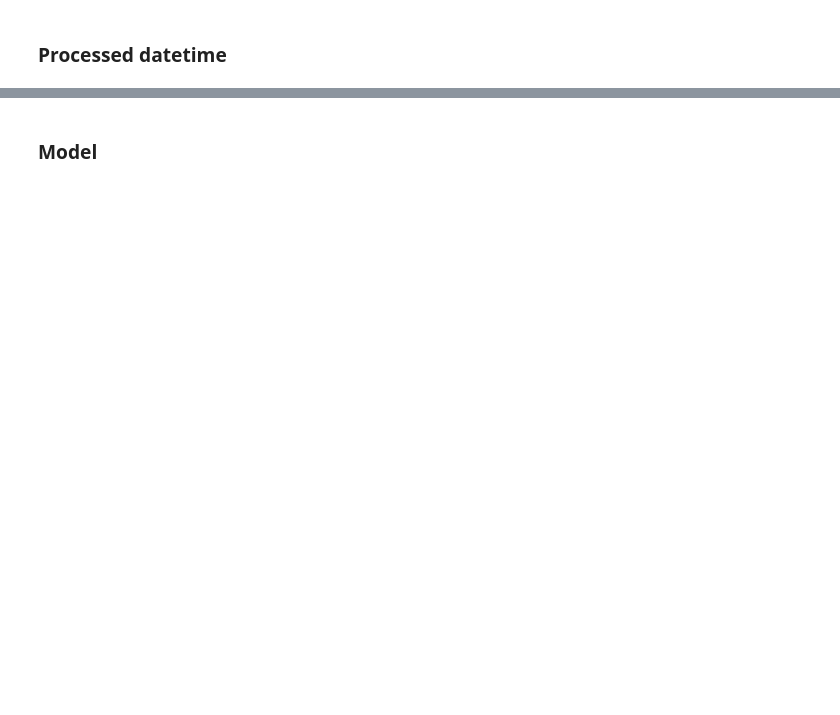
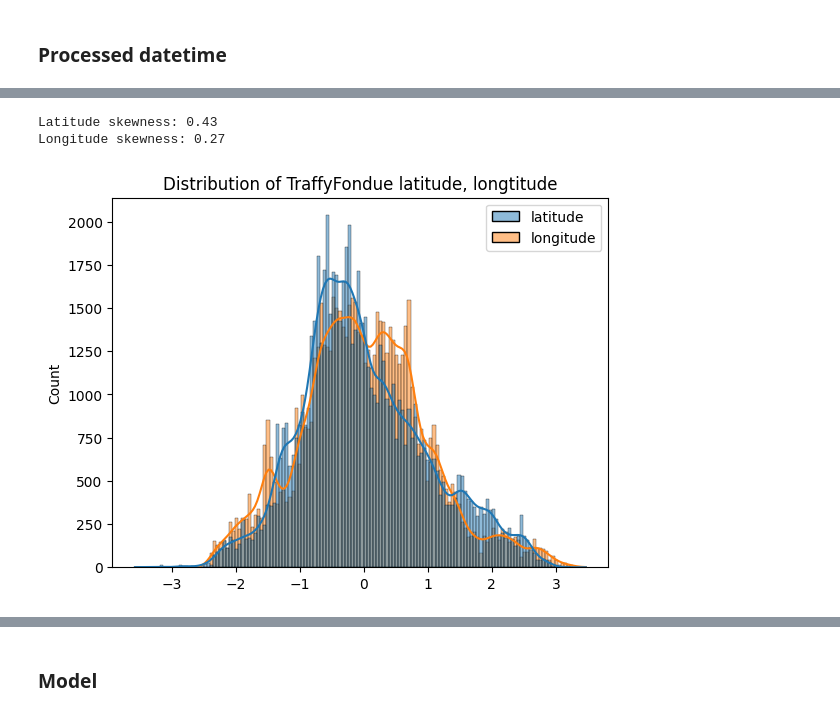
Before and after one commit to data-science-project-imaginary-data/Hour_spend_prediction, a Jupyter notebook: Traffyfondue_analysis.ipynb, the cells around one changed output, grey strips where cells are left out. Cells and saved outputs as stored; diff of their text form; code cells hidden in the pictures; blank space fills up the shorter version.

```diff
--- a/Traffyfondue_analysis.ipynb
+++ b/Traffyfondue_analysis.ipynb
@@ -280,0 +264,8 @@ X_train.shape, X_test.shape
+# %%
+sns.histplot(dataScaled[['latitude', 'longitude']], kde=True).set_title("Distribution of TraffyFondue latitude, longtitude")
+print("Latitude skewness: %.2f"%(dataScaled['latitude'].skew()))
+print("Longitude skewness: %.2f"%(dataScaled['longitude'].skew()))
+# %% [output]
+Latitude skewness: 0.43
+Longitude skewness: 0.27
+[figure, added]
```
Also changed, not shown: parts of 89 cells of this notebook.
